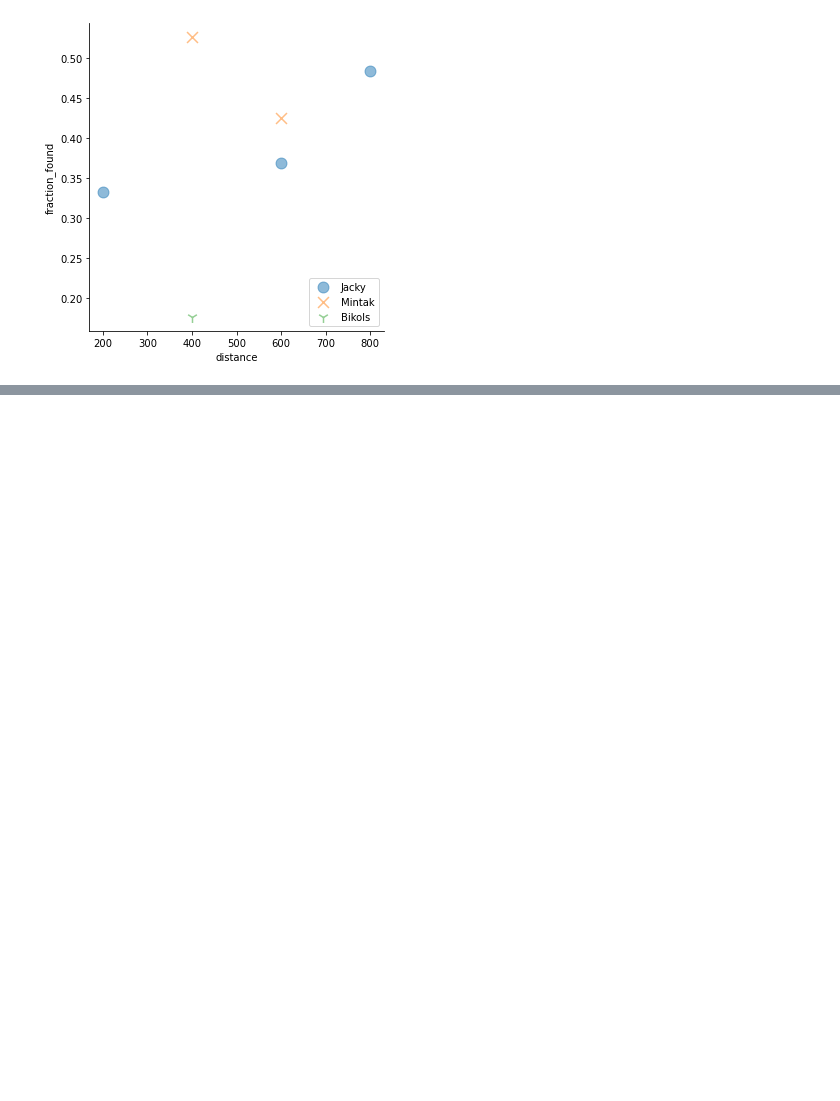
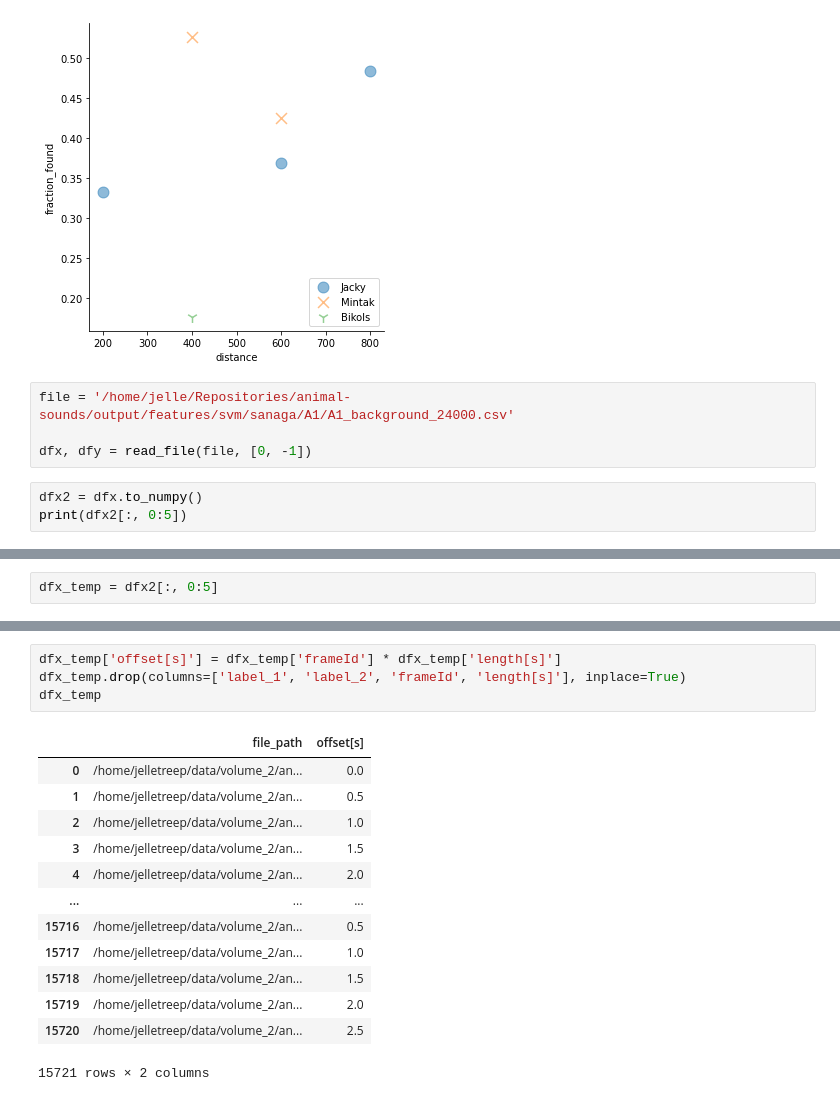
Before and after one commit to UtrechtUniversity/animal-sounds, a Jupyter notebook: output/notebooks/svm_results.ipynb, the cells around one changed output, grey strips where cells are left out. Drawn from its saved outputs; the diff is of its cells as text; blank space fills up the shorter version.

```diff
--- a/output/notebooks/svm_results.ipynb
+++ b/output/notebooks/svm_results.ipynb
@@ -741,3 +741,10 @@ plt.legend(loc='lower right')
 plt.show()
 # %% [output]
 [figure]
+# %%
+file = '/home/jelle/Repositories/animal-sounds/output/features/svm/sanaga/A1/A1_background_24000.csv'
+
+dfx, dfy = read_file(file, [0, -1])
+# %%
+dfx2 = dfx.to_numpy()
+print(dfx2[:, 0:5])
@@ -743,0 +765,2 @@ plt.show()
+# %%
+dfx_temp = dfx2[:, 0:5]
@@ -743,0 +781,18 @@ plt.show()
+# %%
+dfx_temp['offset[s]'] = dfx_temp['frameId'] * dfx_temp['length[s]']
+dfx_temp.drop(columns=['label_1', 'label_2', 'frameId', 'length[s]'], inplace=True)
+dfx_temp
+# %% [output]
+|  | file_path | offset[s] |
+| 0 | /home/jelletreep/data/volume_2/an... | 0.0 |
+| 1 | /home/jelletreep/data/volume_2/an... | 0.5 |
+| 2 | /home/jelletreep/data/volume_2/an... | 1.0 |
+| 3 | /home/jelletreep/data/volume_2/an... | 1.5 |
+| 4 | /home/jelletreep/data/volume_2/an... | 2.0 |
+| ... | ... | ... |
+| 15716 | /home/jelletreep/data/volume_2/an... | 0.5 |
+| 15717 | /home/jelletreep/data/volume_2/an... | 1.0 |
+| 15718 | /home/jelletreep/data/volume_2/an... | 1.5 |
+| 15719 | /home/jelletreep/data/volume_2/an... | 2.0 |
+| 15720 | /home/jelletreep/data/volume_2/an... | 2.5 |
+15721 rows × 2 columns
```
Also changed, not shown: parts of 2 cells of this notebook, 4 other files.
